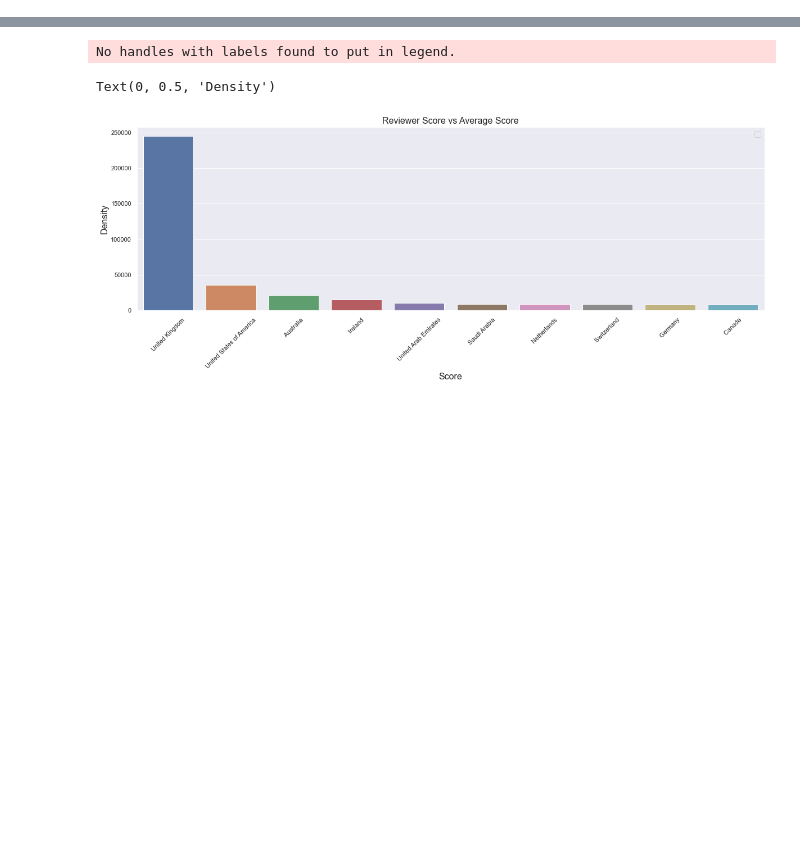
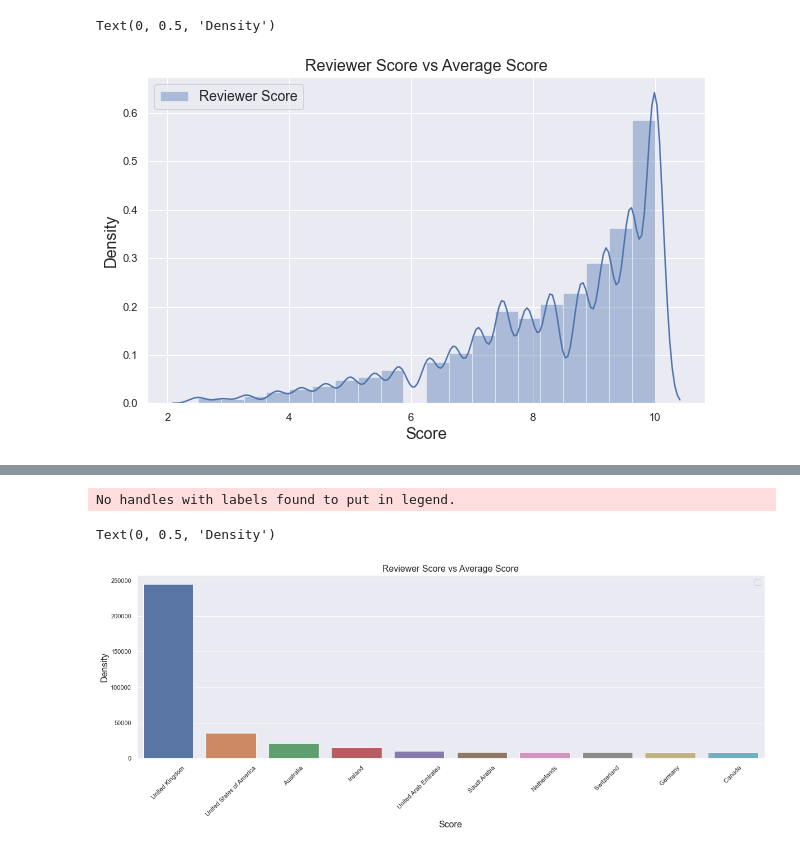
Before and after one commit to ismael-araujo/Hotel-Reviews-Analysis-Using-NLP, a Jupyter notebook: preprossessing/eda.ipynb, the cells around one changed output, grey strips where cells are left out. Cells and saved outputs as stored; diff of their text form; code cells hidden in the pictures; blank space fills up the shorter version.

```diff
--- a/preprossessing/eda.ipynb
+++ b/preprossessing/eda.ipynb
@@ -19,0 +35,2 @@ df.head(1)
+# %%
+london = df[df['Hotel_Address'].str.contains(r'London')]
@@ -31,0 +63,12 @@ Text(0, 0.5, 'Density')
+# %%
+ax = plt.figure(figsize=(10,6))
+
+# sns.distplot(df.Average_Score, label='Average Score')
+sns.distplot(london.Reviewer_Score, label='Reviewer Score', bins=20)
+plt.legend(fontsize=14)
+plt.title("Reviewer Score vs Average Score", fontsize=16)
+plt.xlabel('Score', fontsize=16)
+plt.ylabel('Density', fontsize=16)
+# %% [output]
+Text(0, 0.5, 'Density')
+[figure, added]
```
Also changed, not shown: parts of 13 cells of this notebook, 4 other files.
